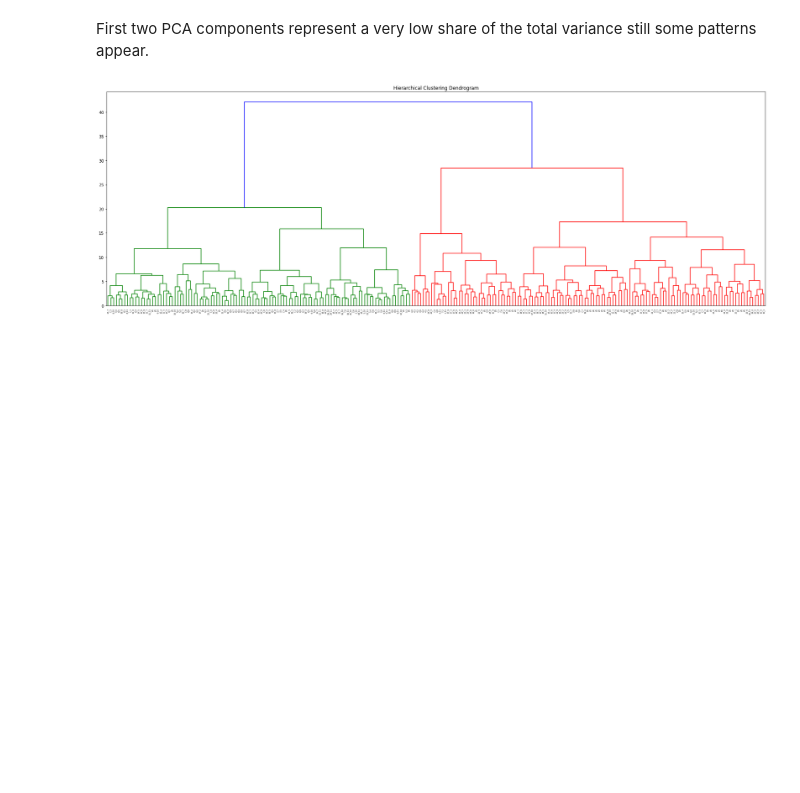
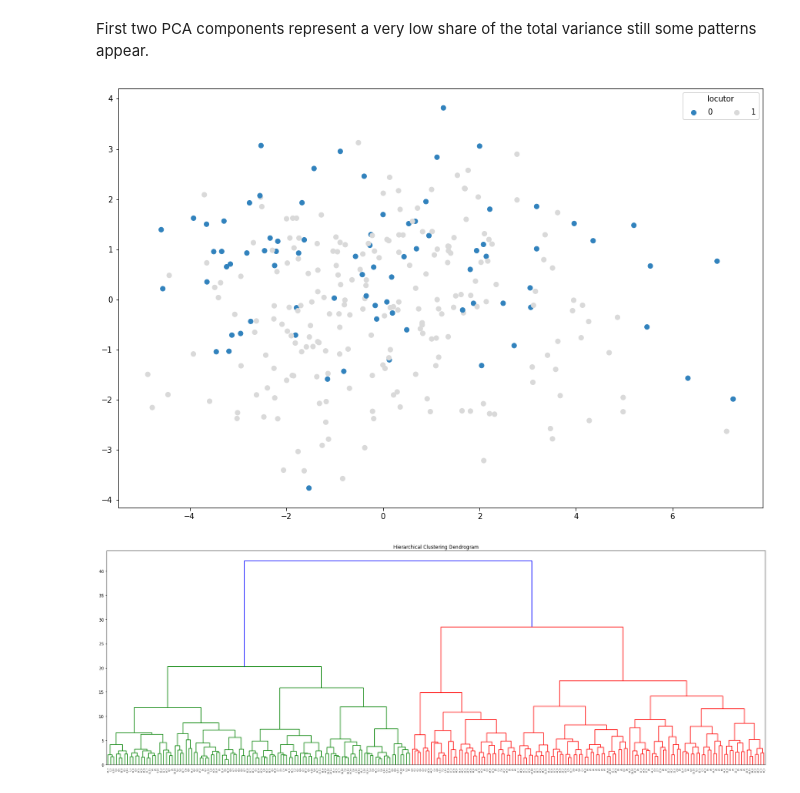
Before and after one commit to Neako/physsocial-summarydata, a Jupyter notebook: data_analysis/_ipynb/test_clustering.ipynb, the cells around one changed output. Saved outputs shown, nothing was run; the diff lists cells and outputs as text; code cells hidden in the pictures; blank space fills up the shorter version.

```diff
--- a/data_analysis/_ipynb/test_clustering.ipynb
+++ b/data_analysis/_ipynb/test_clustering.ipynb
@@ -12,6 +12,10 @@ import inspect
 # %%
 CURRENTDIR = os.path.dirname(os.path.dirname(os.path.dirname(os.path.abspath(inspect.getfile(inspect.currentframe())))))
 results = pd.read_excel(os.path.join(CURRENTDIR,"data/extracted_data.xlsx"))
+# %%
+# 0 = 'T'; 'O' = 1; 'R':2
+human = {1:	0, 2:	1, 3:	1, 4:	0, 5:	0, 6:	0, 7:	1, 8:	1, 9:	1, 10:	0, 11:	1, 12:	1, 13:	1, 14:	1, 15:	0, 16:	1, 17:	1, 18:	1, 19:	1, 20:	1, 21:	1, 22:	0, 23:	1, 24:	1, 25:	1}
+results['human'] = results.apply(lambda x: human[x.locutor] if x.conv == 1 else 2, axis=1)
 # %% [markdown]
 # Loading sklearn Scalers & PCA
 # %%
@@ -63,6 +68,14 @@ plt.show()
 [figure]
 # %% [markdown]
 First two PCA components represent a very low share of the total variance still some patterns appear.
+# %%
+y_HH = results[(results.tier == 'conversant') & (results.conv == 1)]['human']
+fig, ax = plt.subplots(figsize = (15,10))
+scat = ax.scatter(X_Hss[:,0], X_Hss[:,1], c=y_HH, cmap=plt.get_cmap('tab20c'))
+legend = ax.legend(*scat.legend_elements(), loc="best", title=labels, ncol=3)
+plt.show()
+# %% [output]
+[figure, added]
 # %%
 y_H2 = results[(results.tier == select_tier) & (results.conv == 1)].apply(lambda x: "{}_{}".format(x.locutor, x.conv_id_unif), axis=1).values
 # %%
```
Also changed, not shown: parts of 17 cells of this notebook, 1 other file.
